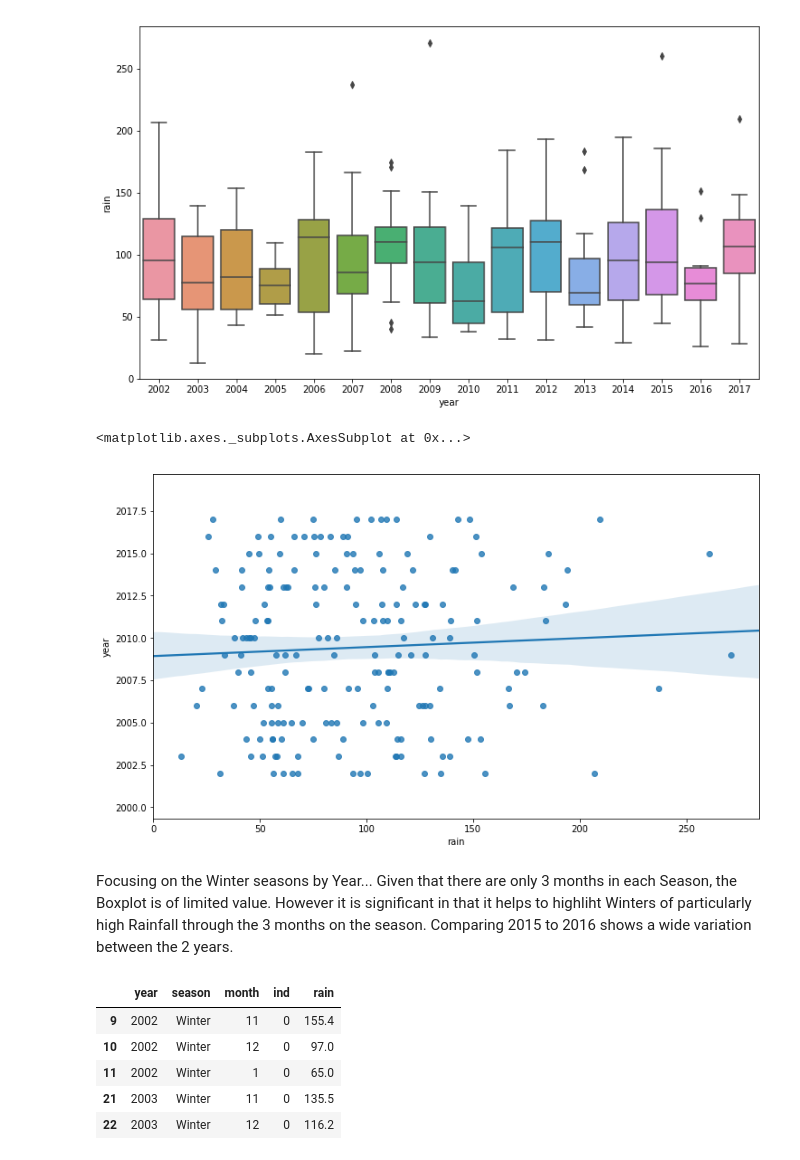
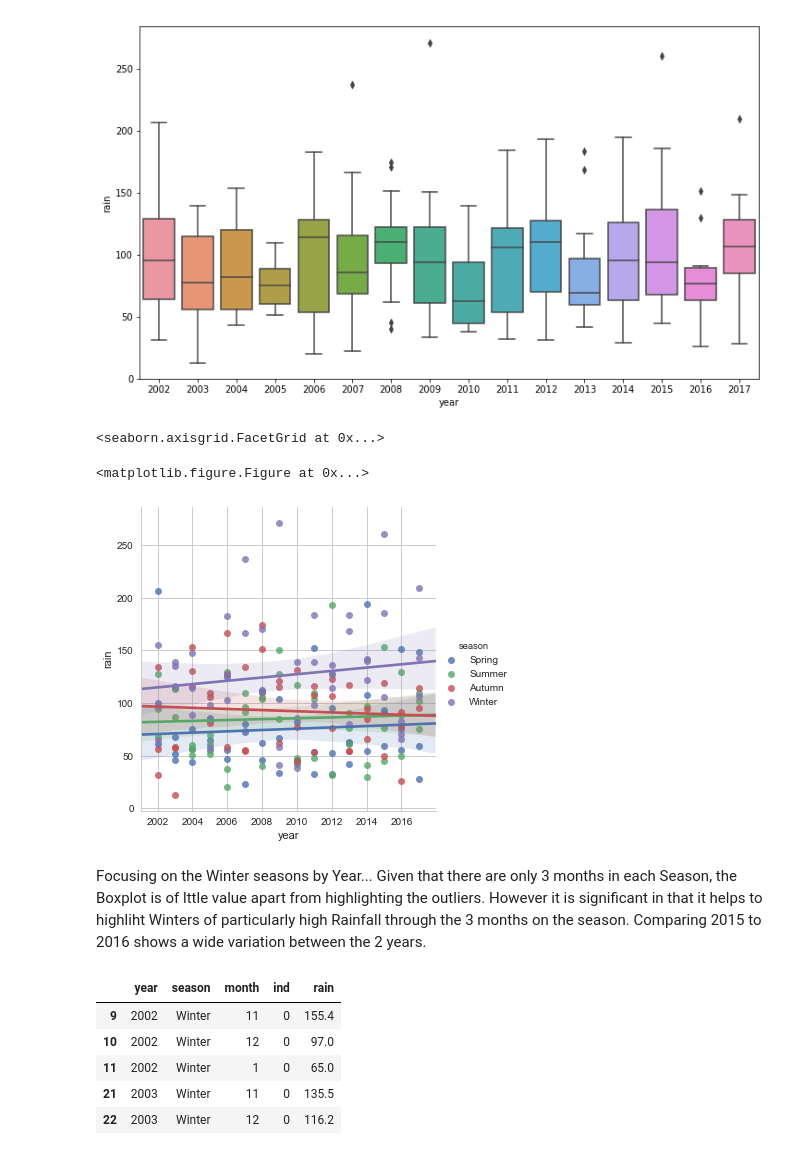
Before and after one commit to JohnONeillGMIT/BoxPlot, a Jupyter notebook: Boxplot Project.ipynb, the cells around one changed output. Drawn from its saved outputs; the diff is of its cells as text; code cells hidden in the pictures.

Commit message:
adding some alternative views and plots to boxplot to show comparisons

```diff
--- a/Boxplot Project.ipynb
+++ b/Boxplot Project.ipynb
@@ -214,13 +223,14 @@ sns.boxplot(x="year",y="rain",data=df,)#seaborn boxplot calling on one variable
 <matplotlib.axes._subplots.AxesSubplot at 0x...>
 [figure]
 # %%
-plt.figure(figsize=(12, 7))
-sns.regplot(x="rain",y="year",data=df)
+plt.figure(figsize=(15, 10))
+sns.lmplot(x="year",y="rain",hue="season",data=df)
 # %% [output]
-<matplotlib.axes._subplots.AxesSubplot at 0x...>
+<seaborn.axisgrid.FacetGrid at 0x...>
+<matplotlib.figure.Figure at 0x...>
-[figure, old version]
+[figure, new version]
 # %% [markdown]
-Focusing on the Winter seasons by Year... Given that there are only 3 months in each Season, the Boxplot is of limited value. However it is significant in that it helps to highliht Winters of particularly high Rainfall through the 3 months on the season. Comparing 2015 to 2016 shows a wide variation between the 2 years.
+Focusing on the Winter seasons by Year... Given that there are only 3 months in each Season, the Boxplot is of lttle value apart from highlighting the outliers. However it is significant in that it helps to highliht Winters of particularly high Rainfall through the 3 months on the season. Comparing 2015 to 2016 shows a wide variation between the 2 years.
 # %%
 df[df.loc[:,"season"] == "Winter"].head()
 # %% [output]
```
Also changed, not shown: parts of 10 cells of this notebook, 1 other file.
